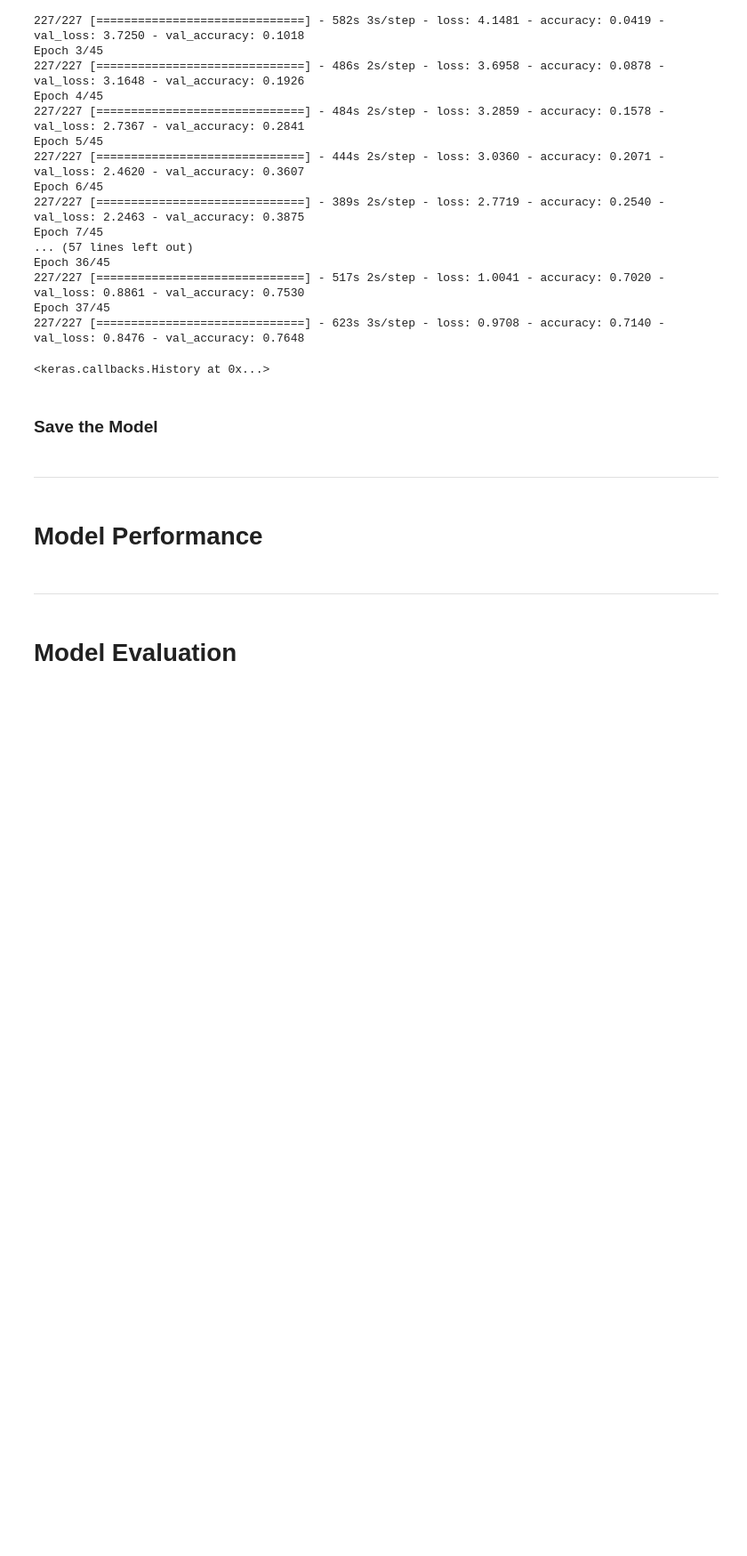
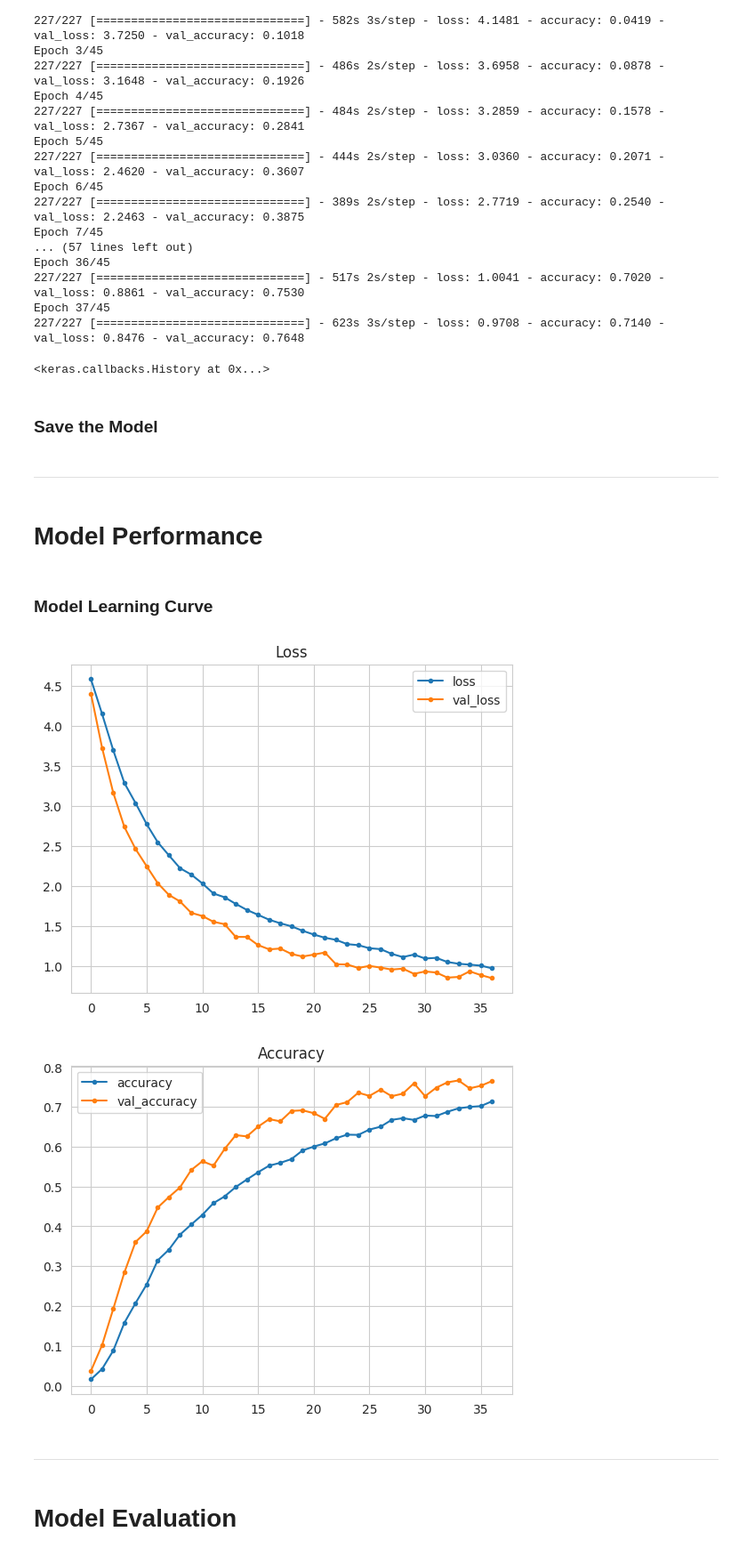
Before and after one commit to blahblahblah589/portfolio-project-5, a Jupyter notebook: jupyter_notebooks/ModellingAndEvaluation.ipynb, the cells around one changed output. Shown at 89% size. Drawn from its saved outputs; the diff is of its cells as text; code cells hidden in the pictures; blank space fills up the shorter version.

Commit message:
evaluate model, plot model performance, predict on new data

```diff
--- a/jupyter_notebooks/ModellingAndEvaluation.ipynb
+++ b/jupyter_notebooks/ModellingAndEvaluation.ipynb
@@ -375,6 +368,25 @@ model.save('outputs/v1/butterfly_moth_classification.h5')
 ---
 # %% [markdown]
 # Model Performance
+# %% [markdown]
+### Model Learning Curve
+# %%
+history = pd.DataFrame(model.history.history)
+# %%
+sns.set_style('whitegrid')
+history[['loss', 'val_loss']].plot(style='.-')
+plt.title('Loss')
+plt.show()
+
+print('\n')
+
+sns.set_style('whitegrid')
+history[['accuracy', 'val_accuracy']].plot(style='.-')
+plt.title('Accuracy')
+plt.show()
+# %% [output]
+[figure, added]
+[figure, added]
 # %% [markdown]
 ---
 # %% [markdown]
```
Also changed, not shown: parts of 19 cells of this notebook, 4 other files.
